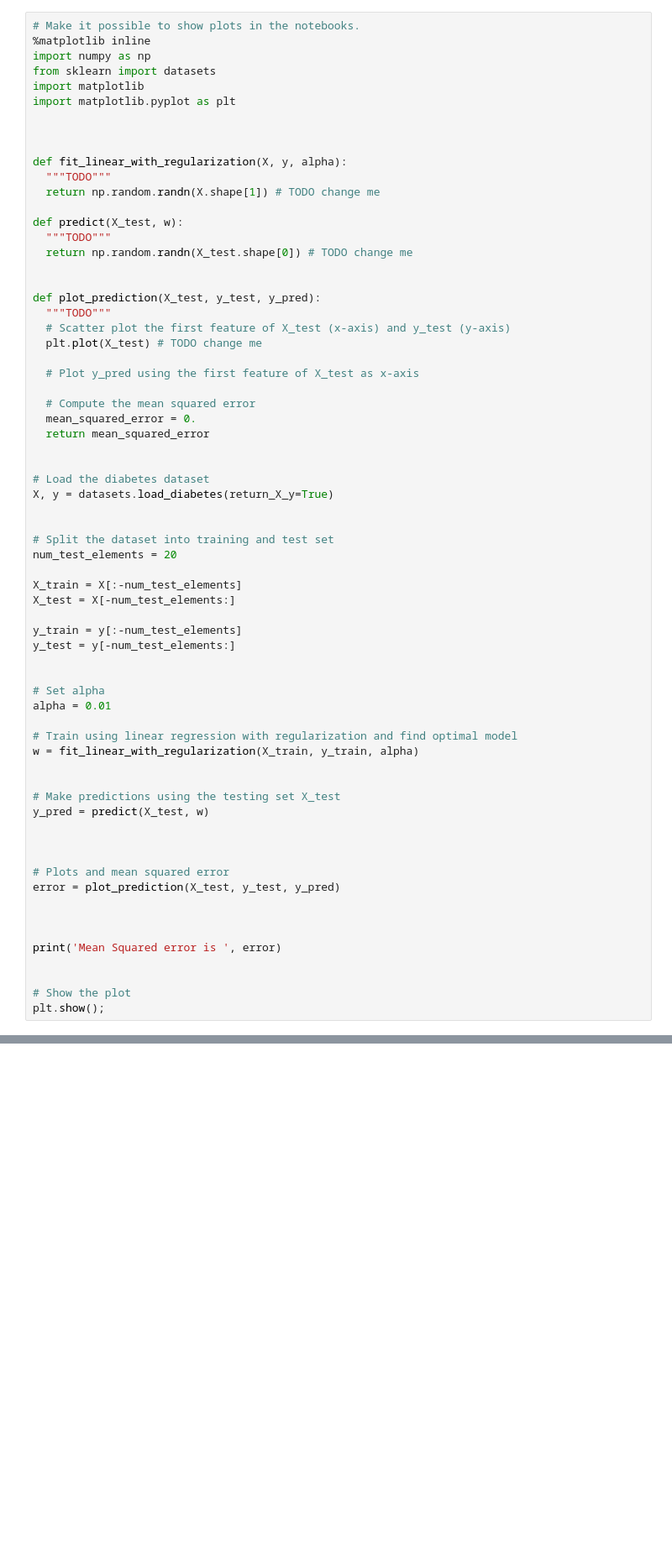
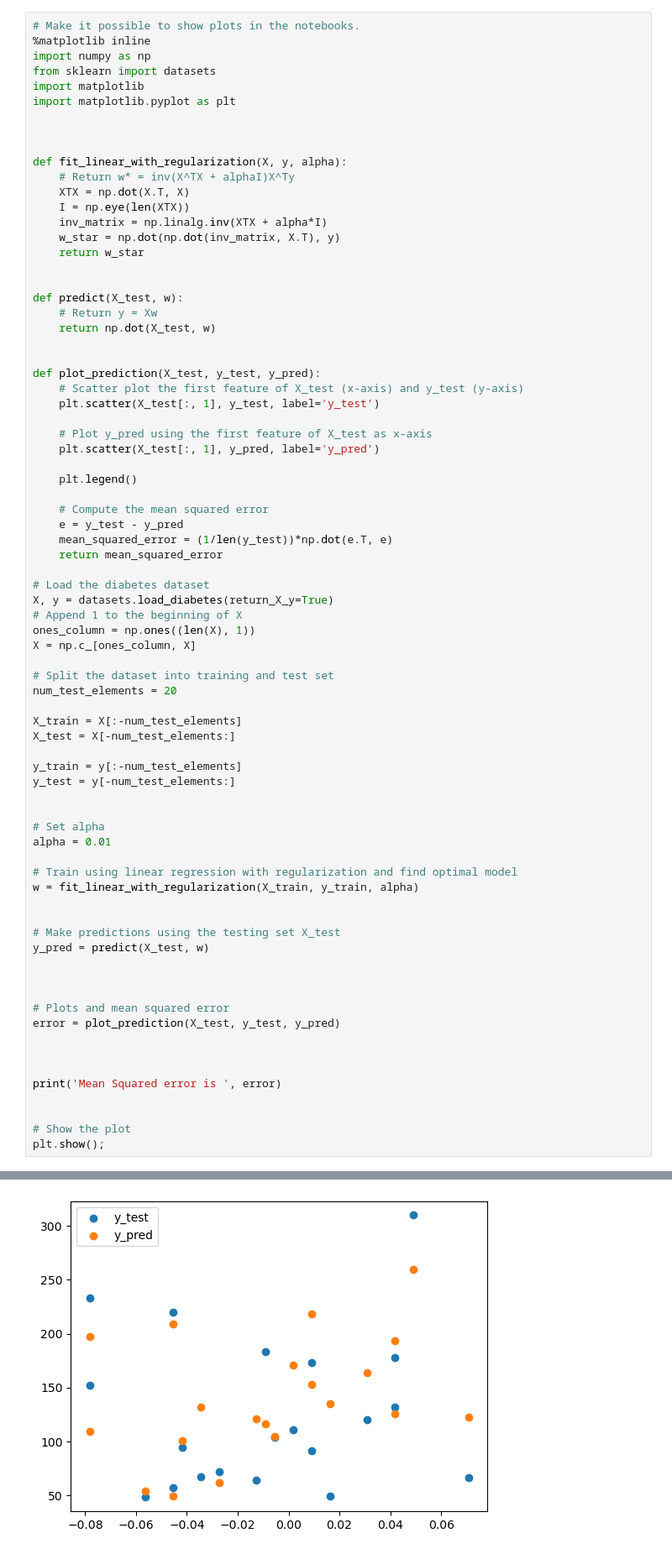
Before and after one commit to shilp31/233, a Jupyter notebook: HW1_2024.ipynb, the cells around one changed output, grey strips where cells are left out. Shown at 84% size. Saved outputs shown, nothing was run; the diff lists cells and outputs as text; blank space fills up the shorter version.

```diff
--- a/HW1_2024.ipynb
+++ b/HW1_2024.ipynb
@@ -215,29 +215,38 @@ import matplotlib.pyplot as plt
 
 
 def fit_linear_with_regularization(X, y, alpha):
-  """TODO"""
-  return np.random.randn(X.shape[1]) # TODO change me
+    # Return w* = inv(X^TX + alphaI)X^Ty
+    XTX = np.dot(X.T, X)
+    I = np.eye(len(XTX))
+    inv_matrix = np.linalg.inv(XTX + alpha*I)
+    w_star = np.dot(np.dot(inv_matrix, X.T), y)
+    return w_star
+
 
 def predict(X_test, w):
-  """TODO"""
-  return np.random.randn(X_test.shape[0]) # TODO change me
+    # Return y = Xw
+    return np.dot(X_test, w)
 
 
 def plot_prediction(X_test, y_test, y_pred):
-  """TODO"""
-  # Scatter plot the first feature of X_test (x-axis) and y_test (y-axis)
-  plt.plot(X_test) # TODO change me
+    # Scatter plot the first feature of X_test (x-axis) and y_test (y-axis)
+    plt.scatter(X_test[:, 1], y_test, label='y_test')
 
-  # Plot y_pred using the first feature of X_test as x-axis
+    # Plot y_pred using the first feature of X_test as x-axis
+    plt.scatter(X_test[:, 1], y_pred, label='y_pred')
 
-  # Compute the mean squared error
-  mean_squared_error = 0.
-  return mean_squared_error
+    plt.legend()
 
+    # Compute the mean squared error
+    e = y_test - y_pred
+    mean_squared_error = (1/len(y_test))*np.dot(e.T, e)
+    return mean_squared_error
 
 # Load the diabetes dataset
 X, y = datasets.load_diabetes(return_X_y=True)
-
+# Append 1 to the beginning of X
+ones_column = np.ones((len(X), 1))
+X = np.c_[ones_column, X]
 
 # Split the dataset into training and test set
 num_test_elements = 20
@@ -271,3 +280,4 @@ print('Mean Squared error is ', error)
 
 # Show the plot
 plt.show();
+# %% [output]
@@ -274,3 +285,4 @@ plt.show();
+[figure, added]
 # %% [markdown]
 # Bonus question
 
```
Also changed, not shown: parts of 1 cell of this notebook.
